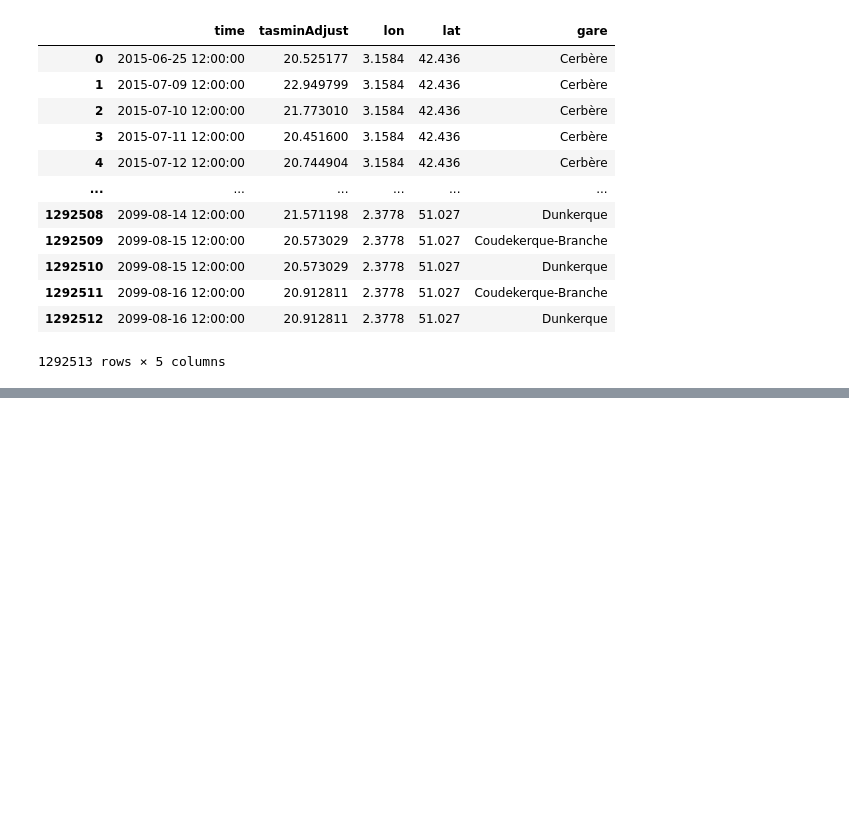
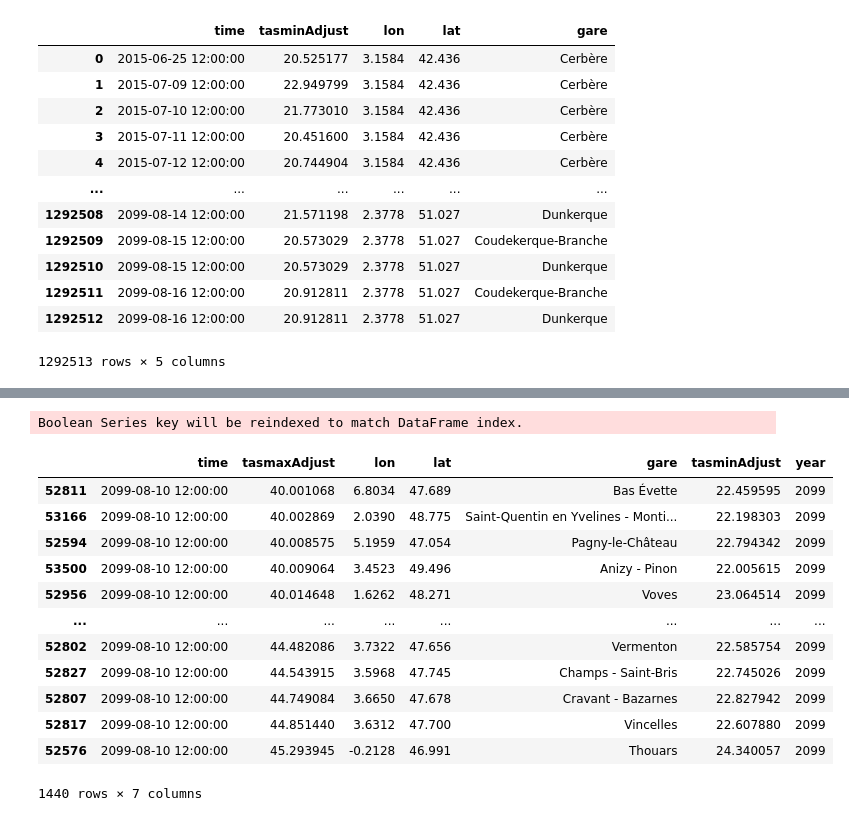
Before and after one commit to TheoSchwartz/hackathon_meteo_france, a Jupyter notebook: notebooks/EDA_conditions.ipynb, the cells around one changed output, grey strips where cells are left out. Cells and saved outputs as stored; diff of their text form; code cells hidden in the pictures; blank space fills up the shorter version.

```diff
--- a/notebooks/EDA_conditions.ipynb
+++ b/notebooks/EDA_conditions.ipynb
@@ -114,0 +217,47 @@ df_trac_1
+# %%
+fig = px.line(data_frame=df_to_plot.dropna()[df_to_plot['time'] > pd.to_datetime("2030-01-01", yearfirst=True)],
+              x='time', y=['Nombre d\'occurence'])#, 'mean'])
+fig.add_vrect(
+    x0=pd.to_datetime("2042-01-01", yearfirst=True), x1=pd.to_datetime("2061-01-01", yearfirst=True),
+    fillcolor="orange", opacity=0.15,
+    layer="below", line_width=0,
+    annotation_text="Période 2042-2061 : TRACC 2°C", annotation_position="top left"
+)
+fig.add_vrect(
+    x0=pd.to_datetime("2068-01-01", yearfirst=True), x1=pd.to_datetime("2087-01-01", yearfirst=True),
+    fillcolor="purple", opacity=0.15,
+    layer="below", line_width=0,
+    annotation_text="Période 2068-2087 : TRACC 2.7°C", annotation_position="top left"
+)
+title = "Nombre de gares où la condition est atteinte"
+subtitle = "Condition : 2 nuits > 20°C, 3 jours > 35°C dont le 3ème > 40°C"
+fig.update_layout(
+    title={
+        'text': f"{title}<br><span style='font-size:12px;'>{subtitle}</span>",
+    }
+)
+fig.update_yaxes(title="Nombre d'occurence")
+fig.update_xaxes(title="Année")
+fig.show()
+# %% [output]
+Boolean Series key will be reindexed to match DataFrame index.
+# %%
+date = "2082-07-01 12:00:00"
+date = "2099-08-10 12:00:00"
+df_to_plot = df_cond[df_cond['time'] == date]
+df_to_plot = df_to_plot.sort_values('tasmaxAdjust')
+df_to_plot
+# %% [output]
+|  | time | tasmaxAdjust | lon | lat | gare | tasminAdjust | year |
+| 52811 | 2099-08-10 12:00:00 | 40.001068 | 6.8034 | 47.689 | Bas Évette | 22.459595 | 2099 |
+| 53166 | 2099-08-10 12:00:00 | 40.002869 | 2.0390 | 48.775 | Saint-Quentin en Yvelines - Monti... | 22.198303 | 2099 |
+| 52594 | 2099-08-10 12:00:00 | 40.008575 | 5.1959 | 47.054 | Pagny-le-Château | 22.794342 | 2099 |
+| 53500 | 2099-08-10 12:00:00 | 40.009064 | 3.4523 | 49.496 | Anizy - Pinon | 22.005615 | 2099 |
+| 52956 | 2099-08-10 12:00:00 | 40.014648 | 1.6262 | 48.271 | Voves | 23.064514 | 2099 |
+| ... | ... | ... | ... | ... | ... | ... | ... |
+| 52802 | 2099-08-10 12:00:00 | 44.482086 | 3.7322 | 47.656 | Vermenton | 22.585754 | 2099 |
+| 52827 | 2099-08-10 12:00:00 | 44.543915 | 3.5968 | 47.745 | Champs - Saint-Bris | 22.745026 | 2099 |
+| 52807 | 2099-08-10 12:00:00 | 44.749084 | 3.6650 | 47.678 | Cravant - Bazarnes | 22.827942 | 2099 |
+| 52817 | 2099-08-10 12:00:00 | 44.851440 | 3.6312 | 47.700 | Vincelles | 22.607880 | 2099 |
+| 52576 | 2099-08-10 12:00:00 | 45.293945 | -0.2128 | 46.991 | Thouars | 24.340057 | 2099 |
+1440 rows × 7 columns
```
Also changed, not shown: parts of 8 cells of this notebook, 4 other files.
